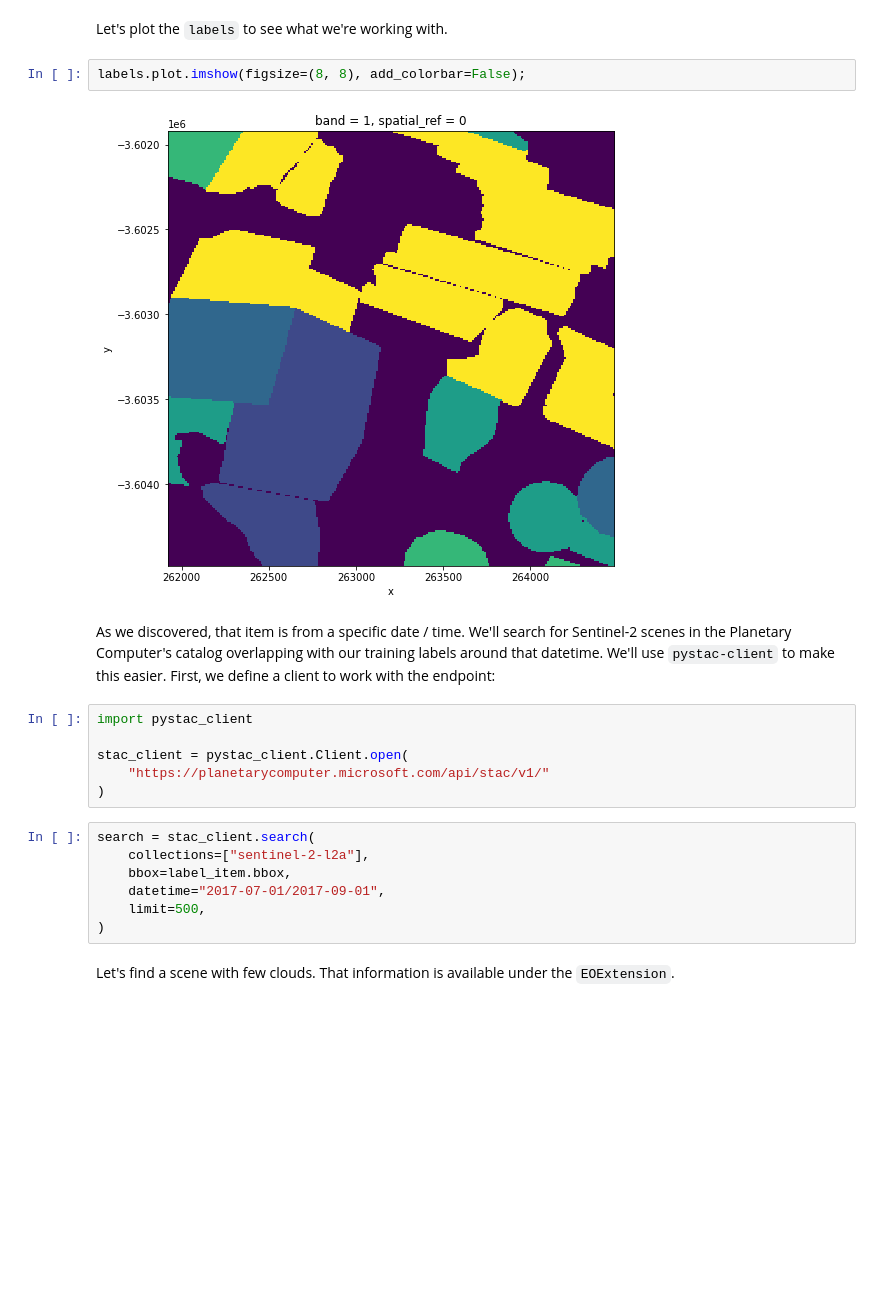
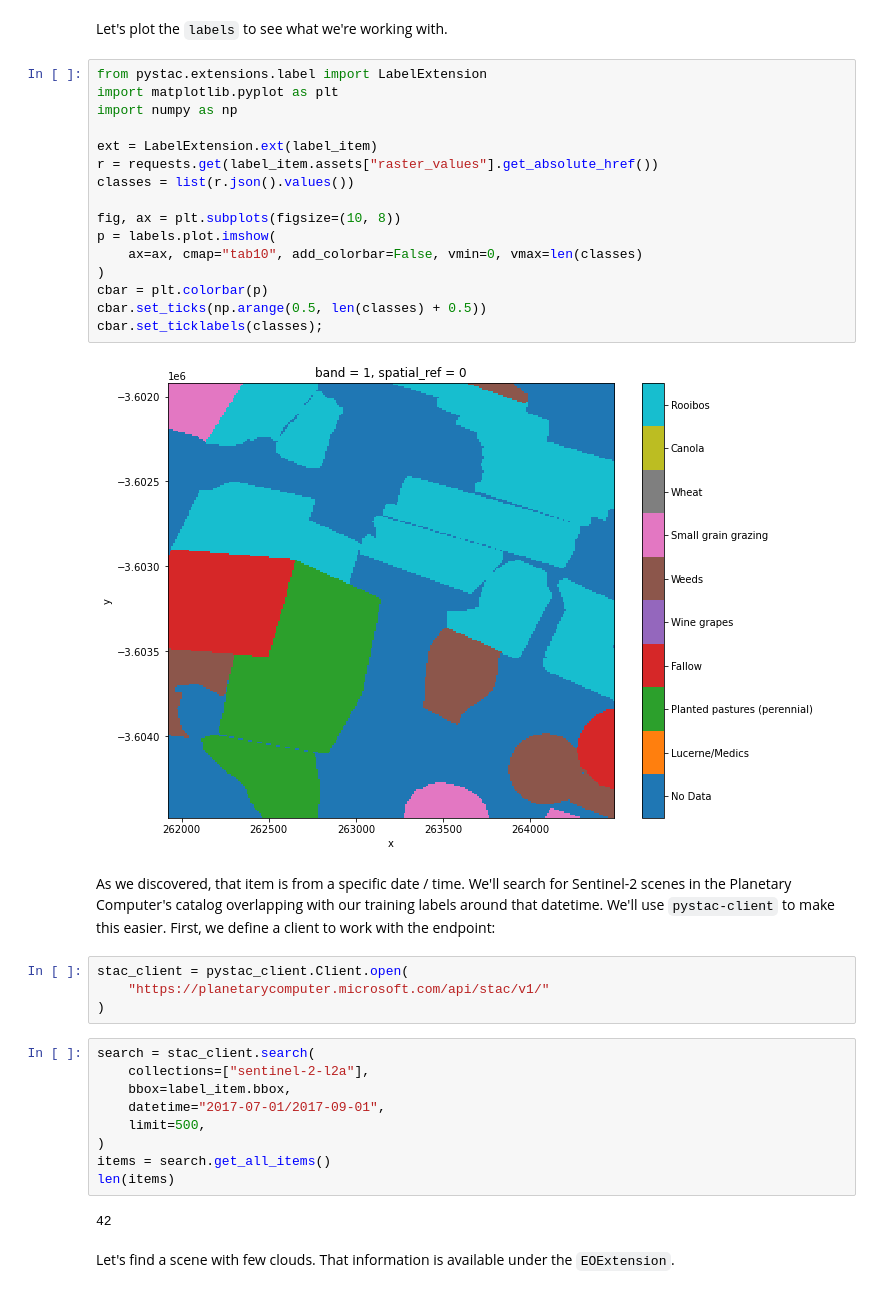
Before and after one commit to TomAugspurger/esip-summer-2021-geospatial-ml, a Jupyter notebook: crop-landcover-explore.ipynb, the cells around one changed output. Saved outputs shown, nothing was run; the diff lists cells and outputs as text; blank space fills up the shorter version.

```diff
--- a/crop-landcover-explore.ipynb
+++ b/crop-landcover-explore.ipynb
@@ -108,15 +109,27 @@ Attributes:
     add_offset:    0.0
 # %% [markdown]
 Let's plot the `labels` to see what we're working with.
-# %%
-labels.plot.imshow(figsize=(8, 8), add_colorbar=False);
-# %% [output]
-[figure, removed]
+# %%
+from pystac.extensions.label import LabelExtension
+import matplotlib.pyplot as plt
+import numpy as np
+
+ext = LabelExtension.ext(label_item)
+r = requests.get(label_item.assets["raster_values"].get_absolute_href())
+classes = list(r.json().values())
+
+fig, ax = plt.subplots(figsize=(10, 8))
+p = labels.plot.imshow(
+    ax=ax, cmap="tab10", add_colorbar=False, vmin=0, vmax=len(classes)
+)
+cbar = plt.colorbar(p)
+cbar.set_ticks(np.arange(0.5, len(classes) + 0.5))
+cbar.set_ticklabels(classes);
+# %% [output]
+[figure, added]
 # %% [markdown]
 As we discovered, that item is from a specific date / time. We'll search for Sentinel-2 scenes in the Planetary Computer's catalog overlapping with our training labels around that datetime. We'll use `pystac-client` to make this easier. First, we define a client to work with the endpoint:
 # %%
-import pystac_client
-
 stac_client = pystac_client.Client.open(
     "https://planetarycomputer.microsoft.com/api/stac/v1/"
 )
@@ -127,6 +140,10 @@ search = stac_client.search(
     datetime="2017-07-01/2017-09-01",
     limit=500,
 )
+items = search.get_all_items()
+len(items)
+# %% [output]
+42
 # %% [markdown]
 Let's find a scene with few clouds. That information is available under the `EOExtension`.
 # %%
```
Also changed, not shown: parts of 19 cells of this notebook, 3 other files.
